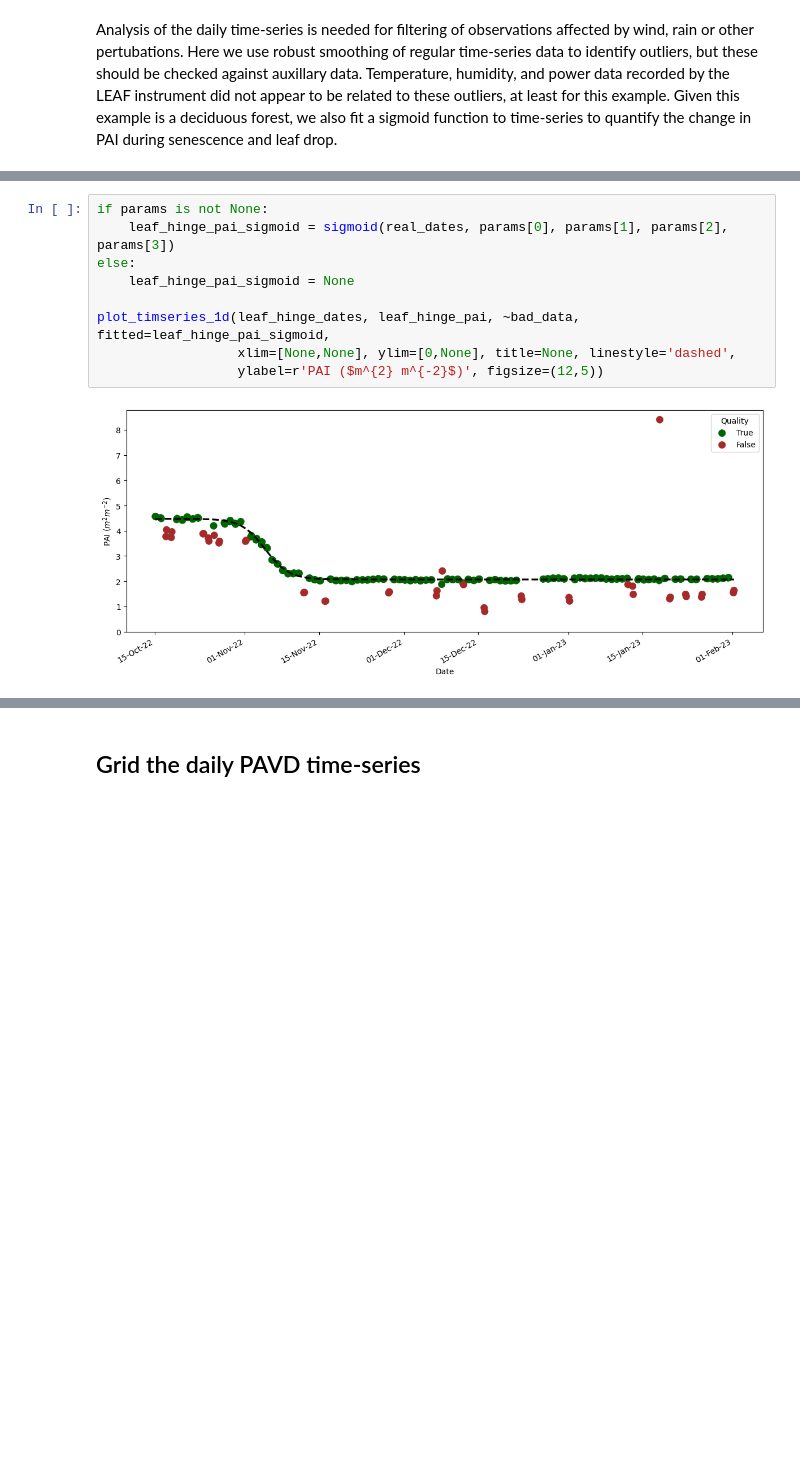
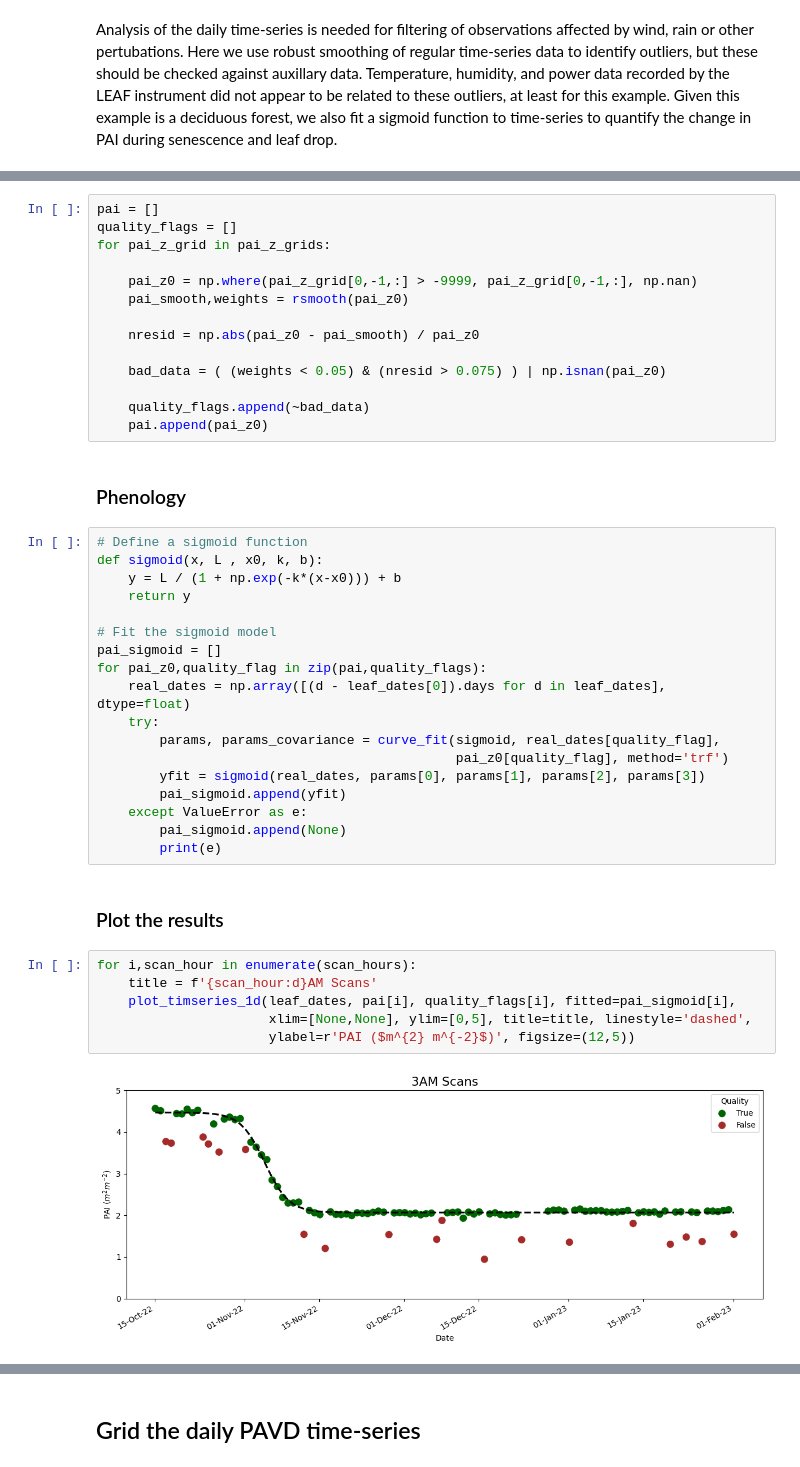
Before and after one commit to armstonj/pylidar-tls-canopy, a Jupyter notebook: notebooks/03_leaf_example.ipynb, the cells around one changed output, grey strips where cells are left out. Saved outputs shown, nothing was run; the diff lists cells and outputs as text; blank space fills up the shorter version.

Commit message:
updated LEAF analysis to filter using regular daily time-series

```diff
--- a/notebooks/03_leaf_example.ipynb
+++ b/notebooks/03_leaf_example.ipynb
@@ -317,11 +315,44 @@ except ValueError as e:
+# %%
+pai = []
+quality_flags = []
+for pai_z_grid in pai_z_grids:
+
+    pai_z0 = np.where(pai_z_grid[0,-1,:] > -9999, pai_z_grid[0,-1,:], np.nan)
+    pai_smooth,weights = rsmooth(pai_z0)
+
+    nresid = np.abs(pai_z0 - pai_smooth) / pai_z0
+
+    bad_data = ( (weights < 0.05) & (nresid > 0.075) ) | np.isnan(pai_z0)
+
+    quality_flags.append(~bad_data)
+    pai.append(pai_z0)
+# %% [markdown]
+### Phenology
+# %%
+# Define a sigmoid function
+def sigmoid(x, L , x0, k, b):
+    y = L / (1 + np.exp(-k*(x-x0))) + b
+    return y
+
+# Fit the sigmoid model
+pai_sigmoid = []
+for pai_z0,quality_flag in zip(pai,quality_flags):
+    real_dates = np.array([(d - leaf_dates[0]).days for d in leaf_dates], dtype=float)
+    try:
+        params, params_covariance = curve_fit(sigmoid, real_dates[quality_flag],
+                                              pai_z0[quality_flag], method='trf')
+        yfit = sigmoid(real_dates, params[0], params[1], params[2], params[3])
+        pai_sigmoid.append(yfit)
+    except ValueError as e:
+        pai_sigmoid.append(None)
+        print(e)
+# %% [markdown]
+### Plot the results
 # %%
-if params is not None:
-    leaf_hinge_pai_sigmoid = sigmoid(real_dates, params[0], params[1], params[2], params[3])
-else:
-    leaf_hinge_pai_sigmoid = None
-
-plot_timseries_1d(leaf_hinge_dates, leaf_hinge_pai, ~bad_data, fitted=leaf_hinge_pai_sigmoid,
-                  xlim=[None,None], ylim=[0,None], title=None, linestyle='dashed',
-                  ylabel=r'PAI ($m^{2} m^{-2}$)', figsize=(12,5))
+for i,scan_hour in enumerate(scan_hours):
+    title = f'{scan_hour:d}AM Scans'
+    plot_timseries_1d(leaf_dates, pai[i], quality_flags[i], fitted=pai_sigmoid[i],
+                      xlim=[None,None], ylim=[0,5], title=title, linestyle='dashed',
+                      ylabel=r'PAI ($m^{2} m^{-2}$)', figsize=(12,5))
 # %% [output]
-[figure, old version]
+[figure, new version]
```
Also changed, not shown: parts of 19 cells of this notebook.
